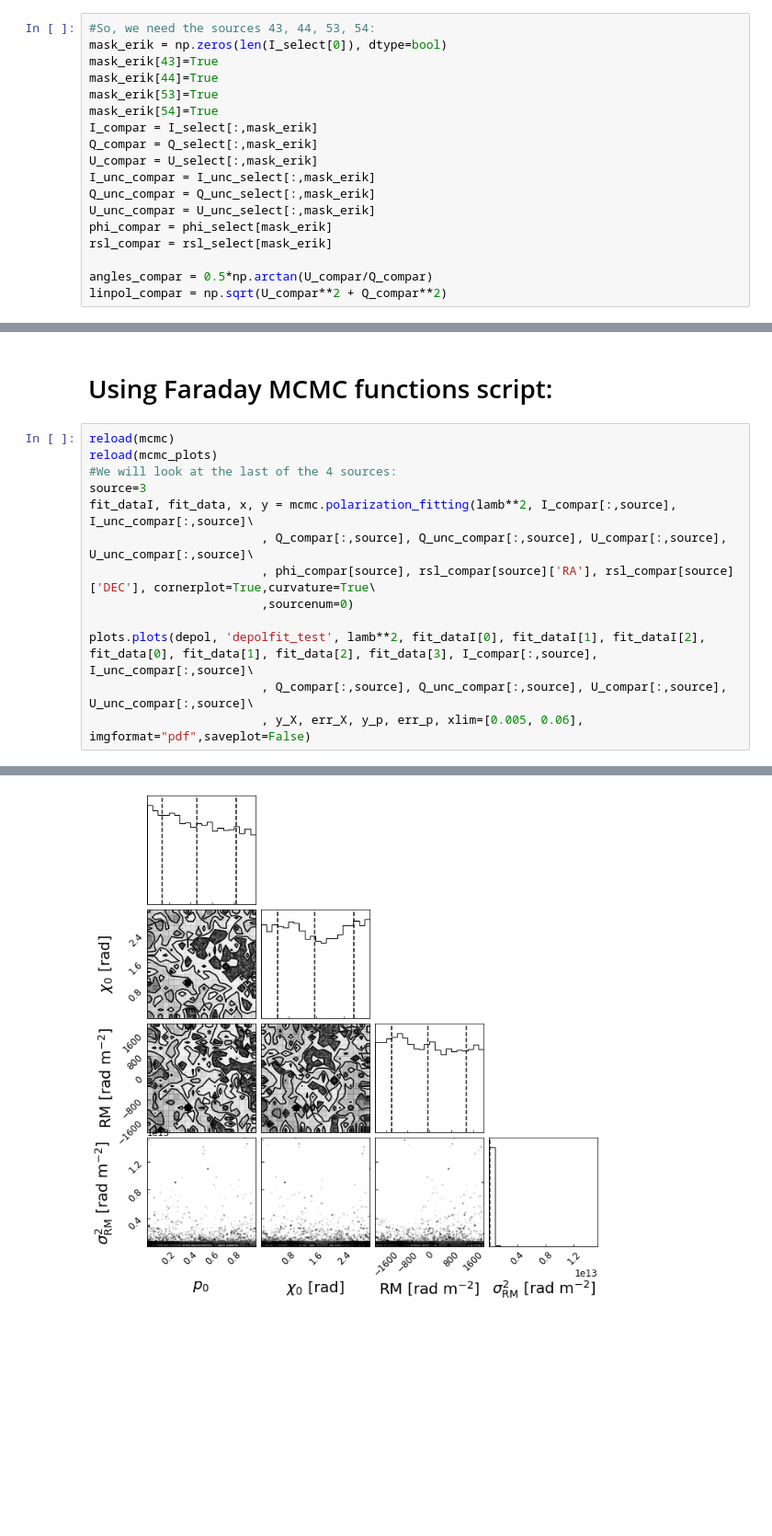
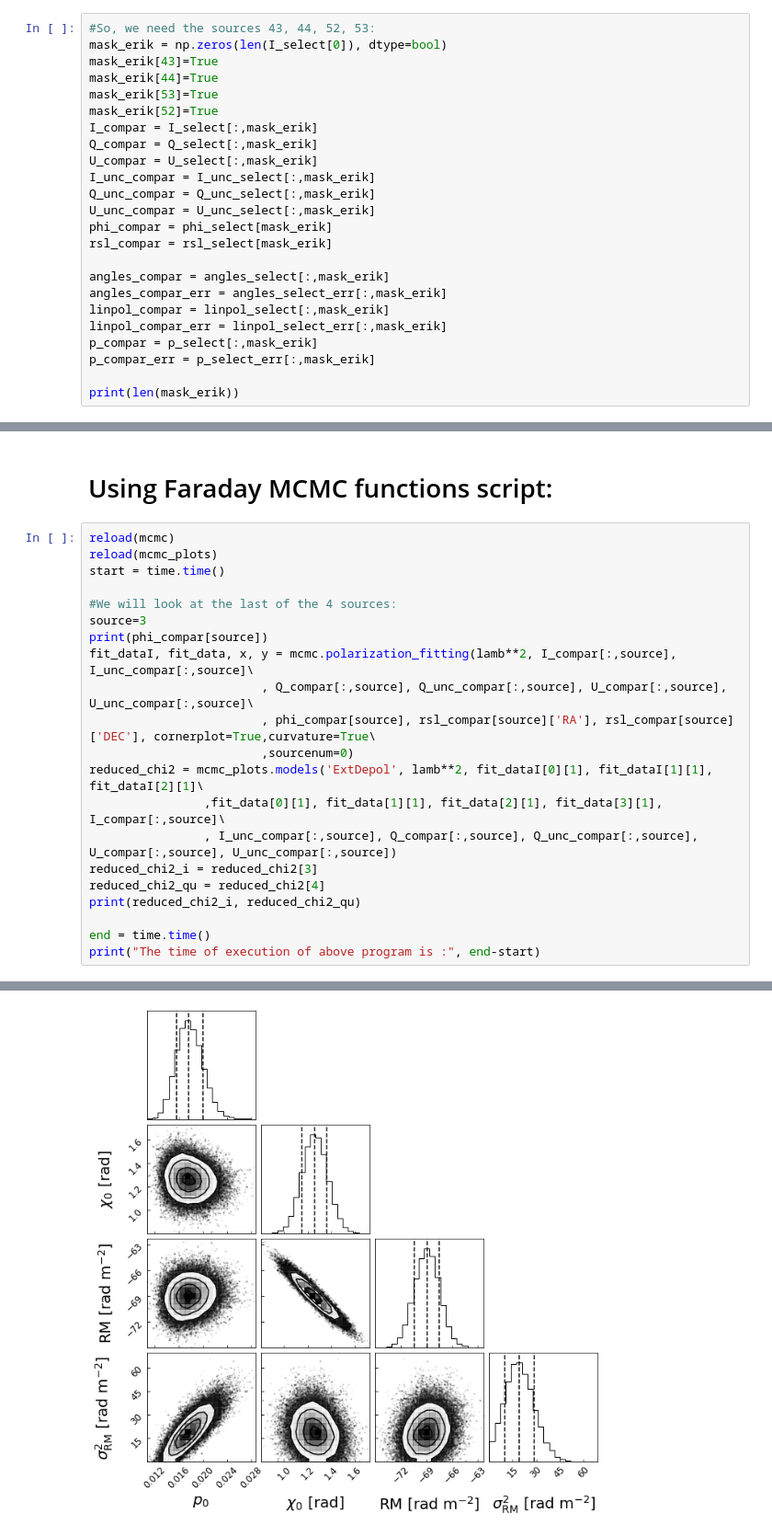
Before and after one commit to Woutmg/Meerkat_FracPol_New, a Jupyter notebook: MCMC_Faradayrotation.ipynb, the cells around one changed output, grey strips where cells are left out. Shown at 92% size. Saved outputs shown, nothing was run; the diff lists cells and outputs as text; blank space fills up the shorter version.

Commit message:
Analyzing MCMC output, improved flux uncertainty

```diff
--- a/MCMC_Faradayrotation.ipynb
+++ b/MCMC_Faradayrotation.ipynb
@@ -117,10 +123,10 @@ plt.show()
 # %%
-#So, we need the sources 43, 44, 53, 54:
+#So, we need the sources 43, 44, 52, 53:
 mask_erik = np.zeros(len(I_select[0]), dtype=bool)
 mask_erik[43]=True
 mask_erik[44]=True
 mask_erik[53]=True
-mask_erik[54]=True
+mask_erik[52]=True
 I_compar = I_select[:,mask_erik]
 Q_compar = Q_select[:,mask_erik]
 U_compar = U_select[:,mask_erik]
@@ -130,5 +136,11 @@ U_unc_compar = U_unc_select[:,mask_erik]
 phi_compar = phi_select[mask_erik]
 rsl_compar = rsl_select[mask_erik]
 
-angles_compar = 0.5*np.arctan(U_compar/Q_compar)
-linpol_compar = np.sqrt(U_compar**2 + Q_compar**2)
+angles_compar = angles_select[:,mask_erik]
+angles_compar_err = angles_select_err[:,mask_erik]
+linpol_compar = linpol_select[:,mask_erik]
+linpol_compar_err = linpol_select_err[:,mask_erik]
+p_compar = p_select[:,mask_erik]
+p_compar_err = p_select_err[:,mask_erik]
+
+print(len(mask_erik))
@@ -137,14 +151,22 @@ linpol_compar = np.sqrt(U_compar**2 + Q_compar**2)
 # %%
 reload(mcmc)
 reload(mcmc_plots)
+start = time.time()
+
 #We will look at the last of the 4 sources:
 source=3
+print(phi_compar[source])
 fit_dataI, fit_data, x, y = mcmc.polarization_fitting(lamb**2, I_compar[:,source], I_unc_compar[:,source]\
                         , Q_compar[:,source], Q_unc_compar[:,source], U_compar[:,source], U_unc_compar[:,source]\
                         , phi_compar[source], rsl_compar[source]['RA'], rsl_compar[source]['DEC'], cornerplot=True,curvature=True\
                         ,sourcenum=0)
+reduced_chi2 = mcmc_plots.models('ExtDepol', lamb**2, fit_dataI[0][1], fit_dataI[1][1], fit_dataI[2][1]\
+                ,fit_data[0][1], fit_data[1][1], fit_data[2][1], fit_data[3][1], I_compar[:,source]\
+                , I_unc_compar[:,source], Q_compar[:,source], Q_unc_compar[:,source], U_compar[:,source], U_unc_compar[:,source])
+reduced_chi2_i = reduced_chi2[3]
+reduced_chi2_qu = reduced_chi2[4]
+print(reduced_chi2_i, reduced_chi2_qu)
 
-plots.plots(depol, 'depolfit_test', lamb**2, fit_dataI[0], fit_dataI[1], fit_dataI[2], fit_data[0], fit_data[1], fit_data[2], fit_data[3], I_compar[:,source], I_unc_compar[:,source]\
-                        , Q_compar[:,source], Q_unc_compar[:,source], U_compar[:,source], U_unc_compar[:,source]\
-                        , y_X, err_X, y_p, err_p, xlim=[0.005, 0.06], imgformat="pdf",saveplot=False)
+end = time.time()
+print("The time of execution of above program is :", end-start)
 # %% [output]
@@ -152 +177 @@ Saving chain to /net/vdesk/data2/GoesaertW/Meerkat_Data/Achain_source_0_QU.npy
-[figure, old version]
+[figure, new version]
```
Also changed, not shown: parts of 18 cells of this notebook, 10 other files.
